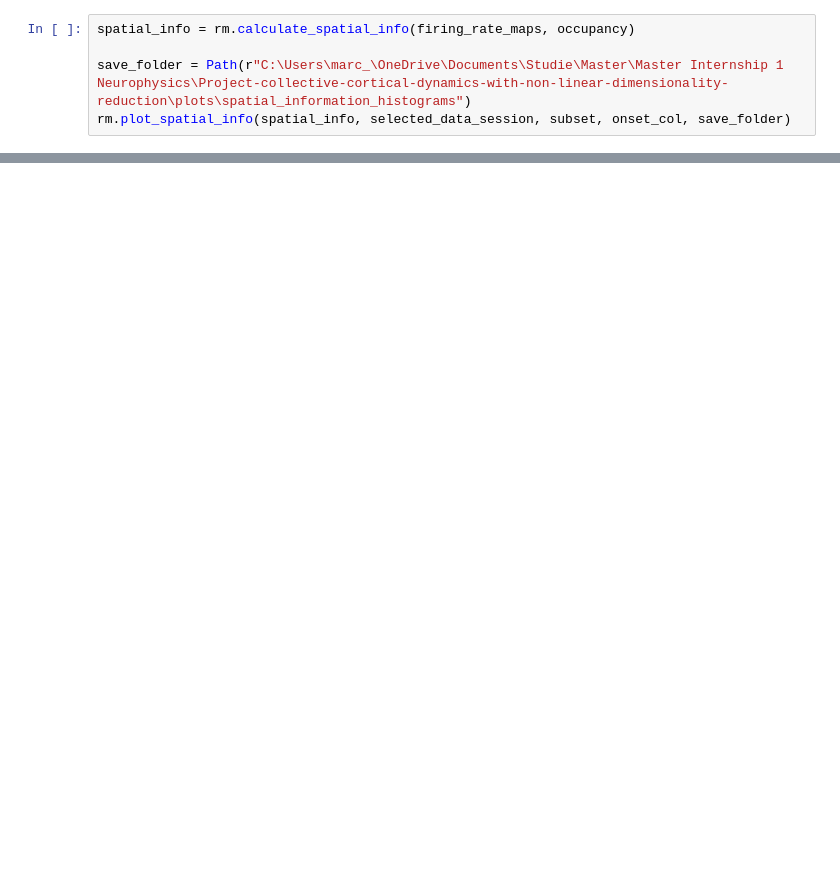
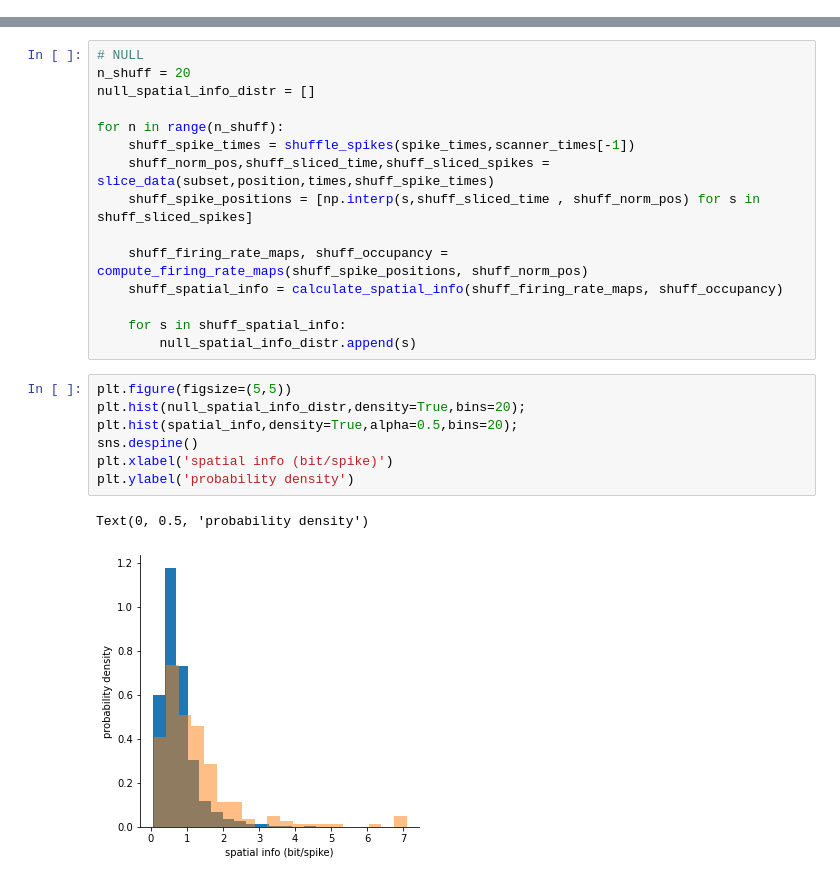
Before and after one commit to Marc-Mundo/Neurophysics_internship, a Jupyter notebook: notebooks/place_cells.ipynb, the cells around one changed output, grey strips where cells are left out. Cells and saved outputs as stored; diff of their text form; blank space fills up the shorter version.

```diff
--- a/notebooks/place_cells.ipynb
+++ b/notebooks/place_cells.ipynb
@@ -170,5 +0,0 @@ rm.plot_tuning_curves(normalized_ratemaps, selected_data_session, subset, onset_
-# %%
-spatial_info = rm.calculate_spatial_info(firing_rate_maps, occupancy)
-
-save_folder = Path(r"C:\Users\marc_\OneDrive\Documents\Studie\Master\Master Internship 1 Neurophysics\Project-collective-cortical-dynamics-with-non-linear-dimensionality-reduction\plots\spatial_information_histograms")
-rm.plot_spatial_info(spatial_info, selected_data_session, subset, onset_col, save_folder)
@@ -176,0 +246,25 @@ rm.plot_spatial_info(spatial_info, selected_data_session, subset, onset_col, sav
+# %%
+# NULL
+n_shuff = 20
+null_spatial_info_distr = []
+
+for n in range(n_shuff):
+    shuff_spike_times = shuffle_spikes(spike_times,scanner_times[-1])
+    shuff_norm_pos,shuff_sliced_time,shuff_sliced_spikes = slice_data(subset,position,times,shuff_spike_times)
+    shuff_spike_positions = [np.interp(s,shuff_sliced_time , shuff_norm_pos) for s in shuff_sliced_spikes]
+
+    shuff_firing_rate_maps, shuff_occupancy = compute_firing_rate_maps(shuff_spike_positions, shuff_norm_pos)
+    shuff_spatial_info = calculate_spatial_info(shuff_firing_rate_maps, shuff_occupancy)
+
+    for s in shuff_spatial_info:
+        null_spatial_info_distr.append(s)
+# %%
+plt.figure(figsize=(5,5))
+plt.hist(null_spatial_info_distr,density=True,bins=20);
+plt.hist(spatial_info,density=True,alpha=0.5,bins=20);
+sns.despine()
+plt.xlabel('spatial info (bit/spike)')
+plt.ylabel('probability density')
+# %% [output]
+Text(0, 0.5, 'probability density')
+[figure, added]
```
Also changed, not shown: parts of 33 cells of this notebook, 1 other file.
